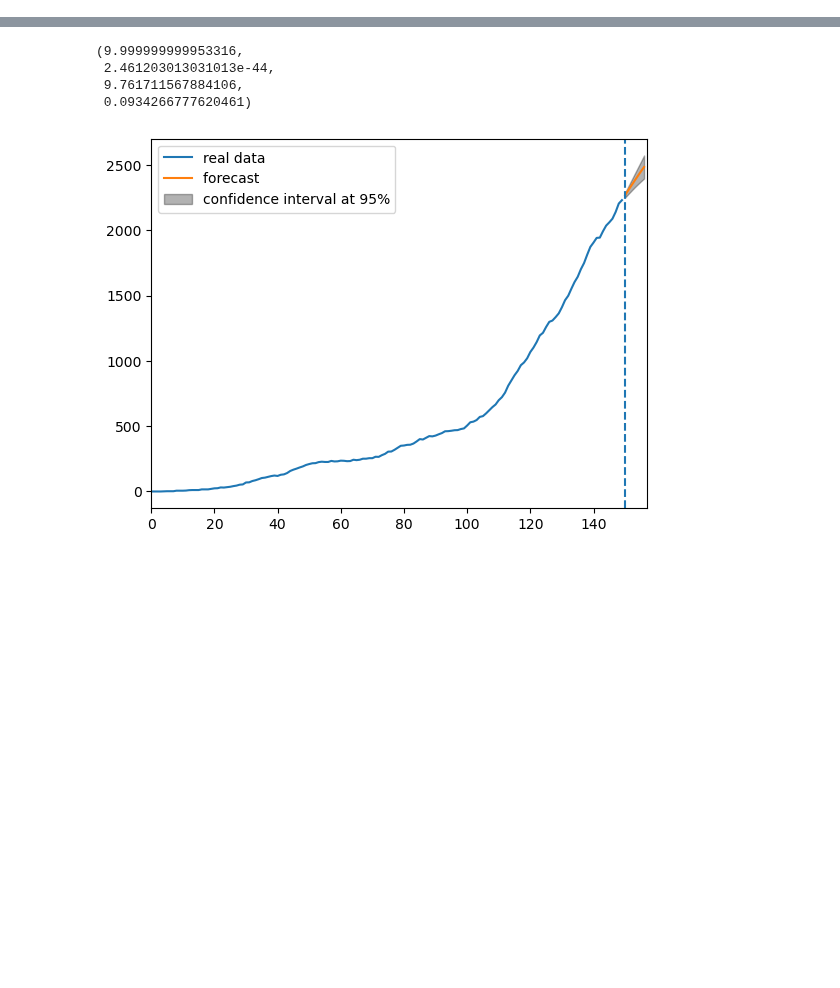
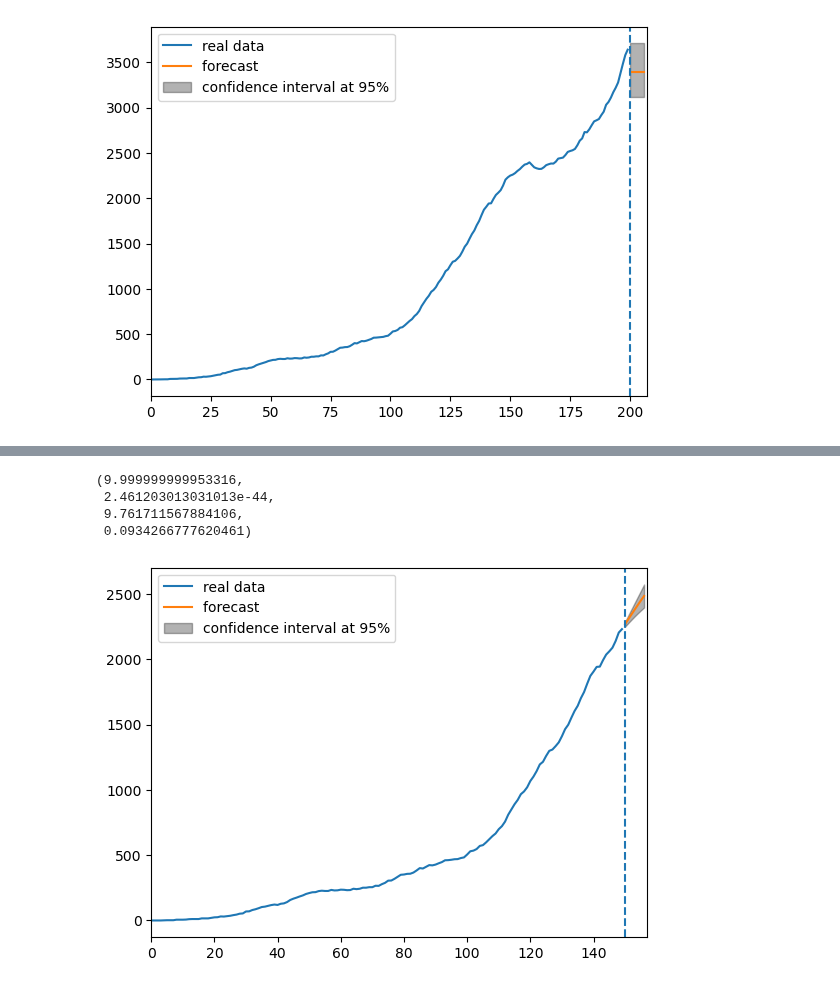
Before and after one commit to gregoirebechade/covid_internship, a Jupyter notebook: 10_evaluation_on_n_hospitalized.ipynb, the cells around one changed output, grey strips where cells are left out. Cells and saved outputs as stored; diff of their text form; code cells hidden in the pictures; blank space fills up the shorter version.

```diff
--- a/10_evaluation_on_n_hospitalized.ipynb
+++ b/10_evaluation_on_n_hospitalized.ipynb
@@ -40,0 +48,6 @@ dates_of_pandemic_train=[i for i in range(split)]
+# %%
+mymoving=MovingAverage()
+mymoving.train(dates_of_pandemic_train,    data_train)
+mymoving.plot(7, 0.05)
+# %% [output]
+[figure, added]
```
Also changed, not shown: parts of 8 cells of this notebook, 4 other files.
